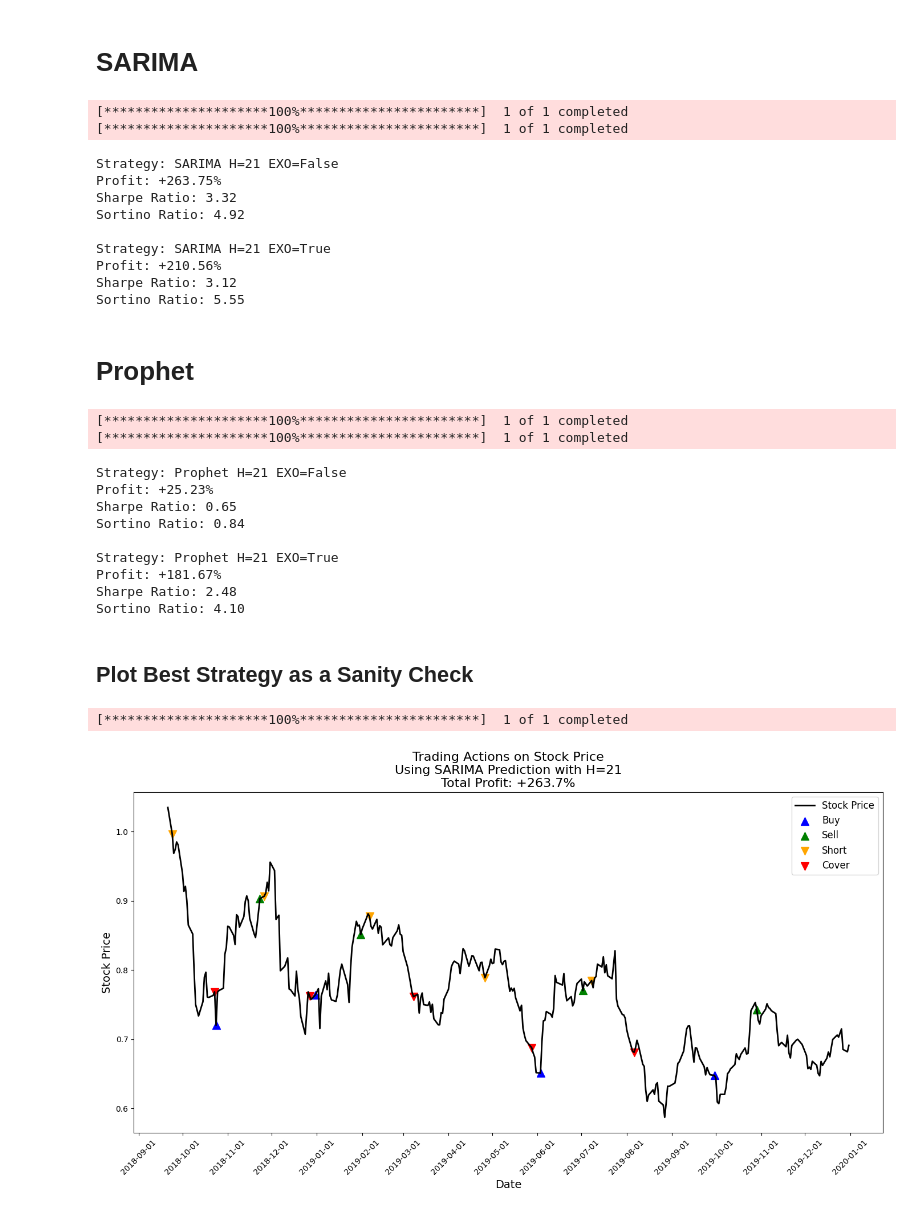
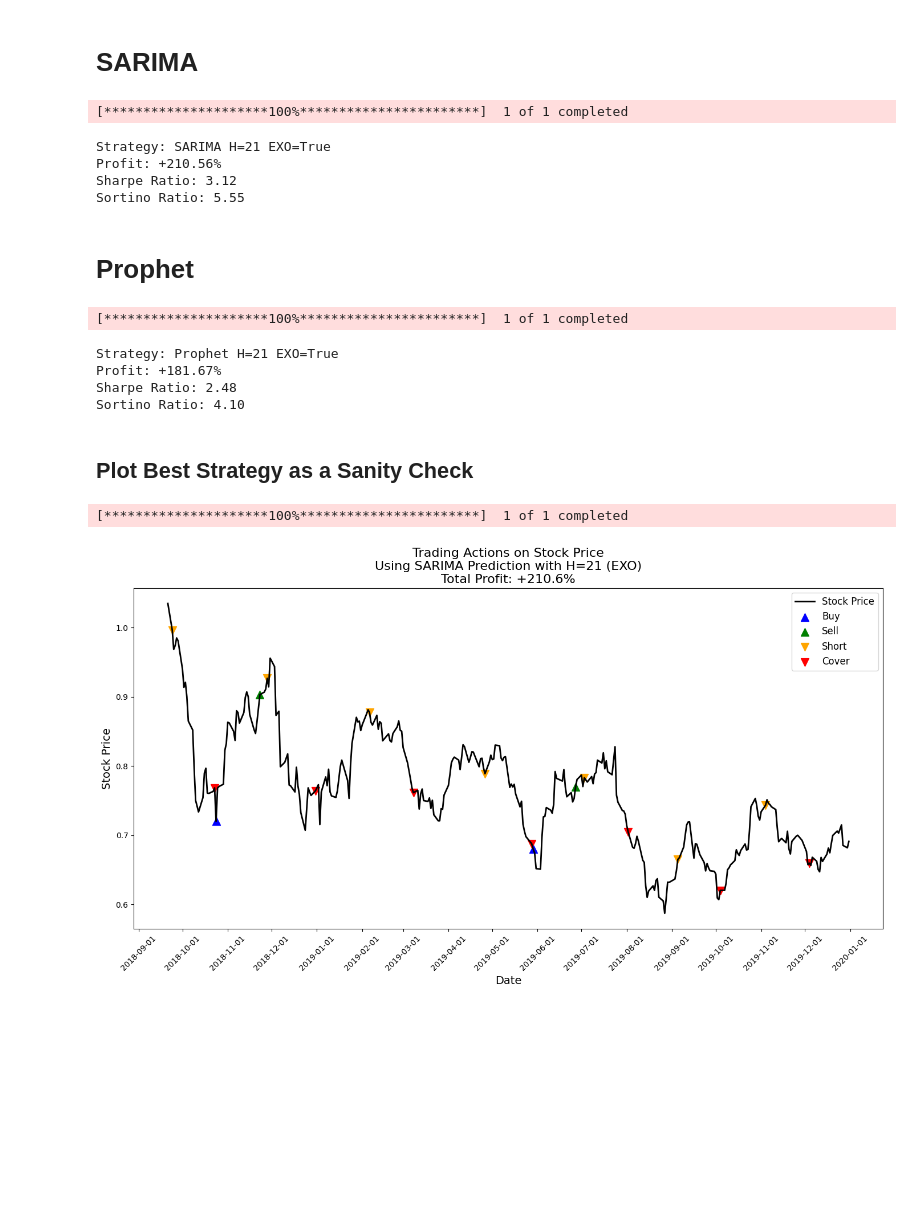
Before and after one commit to wr0om/AAL_stock_prediction, a Jupyter notebook: trading_strategy.ipynb, the cells around one changed output. Saved outputs shown, nothing was run; the diff lists cells and outputs as text; code cells hidden in the pictures; blank space fills up the shorter version.

Commit message:
added prophet

```diff
--- a/trading_strategy.ipynb
+++ b/trading_strategy.ipynb
@@ -232,25 +232,19 @@ pred_path = "predictions/"
 sarima_pred = os.path.join(pred_path, "predictions_SARIMA/")
 H = 21
 model = "SARIMA"
-for ex in [False, True]:
-    if ex:
-        pred = pd.read_csv(os.path.join(sarima_pred, f"SARIMA_{H}_ex.csv"))
-    else:
-        pred = pd.read_csv(os.path.join(sarima_pred, f"SARIMA_{H}.csv"))
+ex = True
+if ex:
+    pred = pd.read_csv(os.path.join(sarima_pred, f"SARIMA_{H}_ex.csv"))
+else:
+    pred = pd.read_csv(os.path.join(sarima_pred, f"SARIMA_{H}.csv"))
 
-    true_values = test['Close']
-    yhat_lower = list(pred['Lower_CI'])[2*H:]
-    yhat_upper = list(pred['Upper_CI'])[2*H:]
-    final_strategy_balance, strategy_sharpe, strategy_sortino  = trading_strat(true_values, yhat_lower, yhat_upper, model, H, ex, verbose=False, plot_strat=False)
-    print(f"Strategy: {model} H={H} EXO={ex}\nProfit: +{final_strategy_balance - 100:.2f}%\nSharpe Ratio: {strategy_sharpe:.2f}\nSortino Ratio: {strategy_sortino:.2f}\n")
+true_values = test['Close']
+yhat_lower = list(pred['Lower_CI'])[2*H:]
+yhat_upper = list(pred['Upper_CI'])[2*H:]
+final_strategy_balance, strategy_sharpe, strategy_sortino  = trading_strat(true_values, yhat_lower, yhat_upper, model, H, ex, verbose=False, plot_strat=False)
+print(f"Strategy: {model} H={H} EXO={ex}\nProfit: +{final_strategy_balance - 100:.2f}%\nSharpe Ratio: {strategy_sharpe:.2f}\nSortino Ratio: {strategy_sortino:.2f}\n")
 # %% [output]
 [*********************100%***********************]  1 of 1 completed
-[*********************100%***********************]  1 of 1 completed
-Strategy: SARIMA H=21 EXO=False
-Profit: +263.75%
-Sharpe Ratio: 3.32
-Sortino Ratio: 4.92
-
 Strategy: SARIMA H=21 EXO=True
 Profit: +210.56%
 Sharpe Ratio: 3.12
@@ -261,25 +255,19 @@ Sortino Ratio: 5.55
 prophet_pred = os.path.join(pred_path, "predictions_Prophet/")
 H = 21
 model = "Prophet"
-for ex in [False, True]:
-    if ex:
-        pred = pd.read_csv(os.path.join(prophet_pred, f"prophet_predictions_h{H}_exo.csv"))
-    else:
-        pred = pd.read_csv(os.path.join(prophet_pred, f"prophet_predictions_h{H}.csv"))
+ex = True
+if ex:
+    pred = pd.read_csv(os.path.join(prophet_pred, f"prophet_predictions_h{H}_exo.csv"))
+else:
+    pred = pd.read_csv(os.path.join(prophet_pred, f"prophet_predictions_h{H}.csv"))
 
-    true_values = test['Close']
-    yhat_lower = list(pred['Lower Bound'])[H:]
-    yhat_upper = list(pred['Upper Bound'])[H:]
-    final_strategy_balance, strategy_sharpe, strategy_sortino = trading_strat(true_values, yhat_lower, yhat_upper, model, H, ex, verbose=False, plot_strat=False)
-    print(f"Strategy: {model} H={H} EXO={ex}\nProfit: +{final_strategy_balance - 100:.2f}%\nSharpe Ratio: {strategy_sharpe:.2f}\nSortino Ratio: {strategy_sortino:.2f}\n")
+true_values = test['Close']
+yhat_lower = list(pred['Lower Bound'])[H:]
+yhat_upper = list(pred['Upper Bound'])[H:]
+final_strategy_balance, strategy_sharpe, strategy_sortino = trading_strat(true_values, yhat_lower, yhat_upper, model, H, ex, verbose=False, plot_strat=False)
+print(f"Strategy: {model} H={H} EXO={ex}\nProfit: +{final_strategy_balance - 100:.2f}%\nSharpe Ratio: {strategy_sharpe:.2f}\nSortino Ratio: {strategy_sortino:.2f}\n")
 # %% [output]
 [*********************100%***********************]  1 of 1 completed
-[*********************100%***********************]  1 of 1 completed
-Strategy: Prophet H=21 EXO=False
-Profit: +25.23%
-Sharpe Ratio: 0.65
-Sortino Ratio: 0.84
-
 Strategy: Prophet H=21 EXO=True
 Profit: +181.67%
 Sharpe Ratio: 2.48
@@ -289,17 +277,19 @@ Sortino Ratio: 4.10
 # %%
 # plot best sarima strategy (H=21, EXO=False)
 sarima_pred = os.path.join(pred_path, "predictions_SARIMA/")
 H = 21
 model = "SARIMA"
-ex = False
-pred = pd.read_csv(os.path.join(sarima_pred, f"SARIMA_{H}.csv"))
-
+ex = True
+if ex:
+    pred = pd.read_csv(os.path.join(sarima_pred, f"SARIMA_{H}_ex.csv"))
+else:
+    pred = pd.read_csv(os.path.join(sarima_pred, f"SARIMA_{H}.csv"))
 true_values = test['Close']
 
 yhat_lower = list(pred['Lower_CI'])[2*H:]
 yhat_upper = list(pred['Upper_CI'])[2*H:]
 
 final_strategy_balance, strategy_sharpe, strategy_sortino = trading_strat(true_values, yhat_lower, yhat_upper, model, H, ex, verbose=False, plot_strat=True)
 # %% [output]
 [*********************100%***********************]  1 of 1 completed
-[figure, old version]
+[figure, new version]
```
Also changed, not shown: 2 other files.
